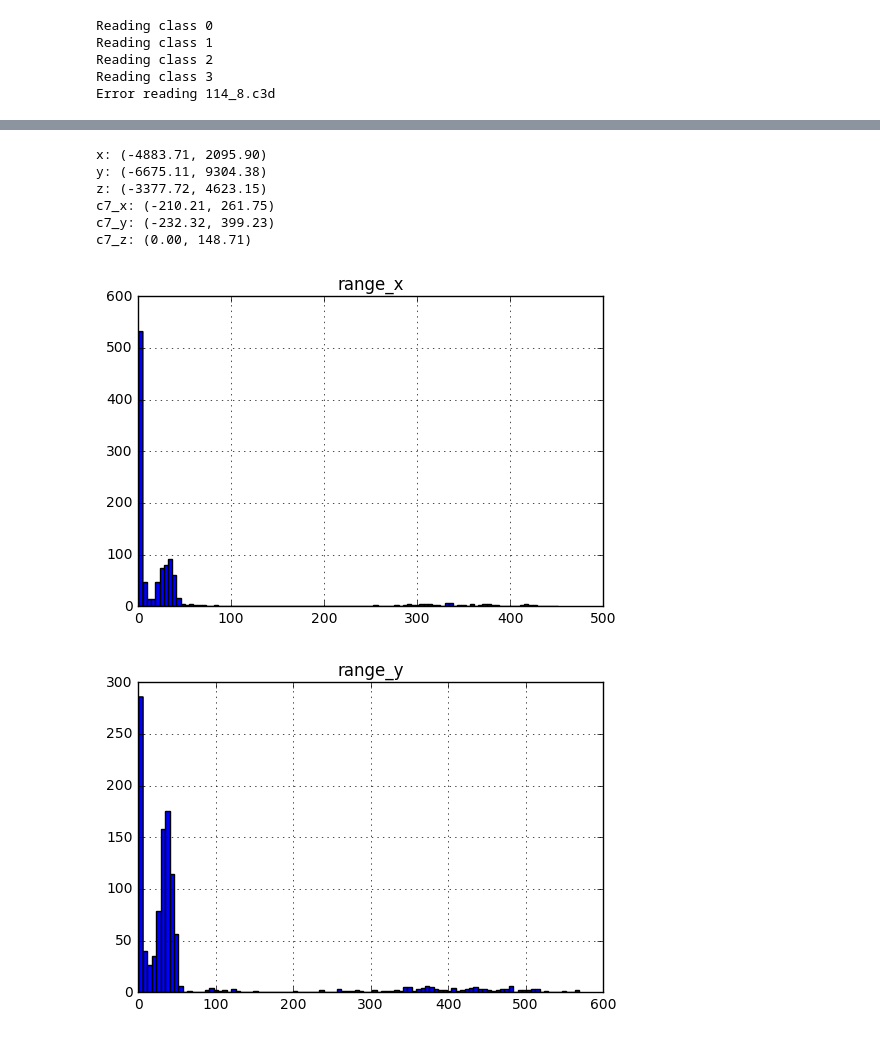
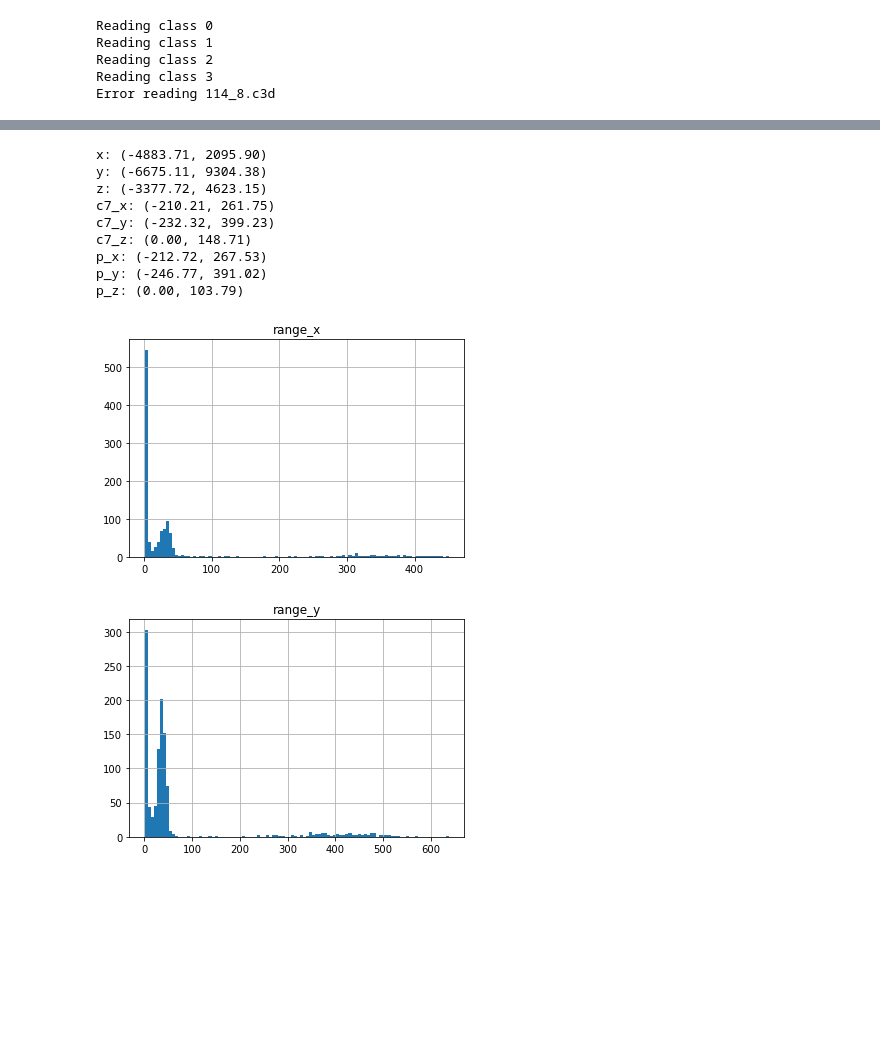
Before and after one commit to gitxchen/gaitAnalysis, a Jupyter notebook: dataAnalysis/analyze_data.ipynb, the cells around one changed output, grey strips where cells are left out. Saved outputs shown, nothing was run; the diff lists cells and outputs as text; code cells hidden in the pictures; blank space fills up the shorter version.

```diff
--- a/dataAnalysis/analyze_data.ipynb
+++ b/dataAnalysis/analyze_data.ipynb
@@ -616,6 +638,9 @@ df_bounds = pd.DataFrame(rows, columns=[
     'c7_min_x', 'c7_max_x',
     'c7_min_y', 'c7_max_y',
     'c7_min_z', 'c7_max_z',
+    'p_min_x', 'p_max_x',
+    'p_min_y', 'p_max_y',
+    'p_min_z', 'p_max_z',
 ])
 
 df_bounds.patient = pd.to_numeric(df_bounds.patient)
@@ -660,6 +686,12 @@ df_bounds_scaled.c7_min_y *= abs(df_bounds_scaled.scale_factor)
 df_bounds_scaled.c7_max_y *= abs(df_bounds_scaled.scale_factor)
 df_bounds_scaled.c7_min_z *= abs(df_bounds_scaled.scale_factor)
 df_bounds_scaled.c7_max_z *= abs(df_bounds_scaled.scale_factor)
+df_bounds_scaled.p_min_x *= abs(df_bounds_scaled.scale_factor)
+df_bounds_scaled.p_max_x *= abs(df_bounds_scaled.scale_factor)
+df_bounds_scaled.p_min_y *= abs(df_bounds_scaled.scale_factor)
+df_bounds_scaled.p_max_y *= abs(df_bounds_scaled.scale_factor)
+df_bounds_scaled.p_min_z *= abs(df_bounds_scaled.scale_factor)
+df_bounds_scaled.p_max_z *= abs(df_bounds_scaled.scale_factor)
 df_bounds_scaled.head(5)
 # %% [output]
 |  | class | patient | file | scale_factor | min_x | max_x | min_y | max_y | min_z | max_z | ... |
@@ -676,6 +709,9 @@ print 'z: (%.2f, %.2f)' % (df_bounds_scaled.min_z.min(), df_bounds_scaled.max_z.
 print 'c7_x: (%.2f, %.2f)' % (df_bounds_scaled.c7_min_x.min(), df_bounds_scaled.c7_max_x.max())
 print 'c7_y: (%.2f, %.2f)' % (df_bounds_scaled.c7_min_y.min(), df_bounds_scaled.c7_max_y.max())
 print 'c7_z: (%.2f, %.2f)' % (df_bounds_scaled.c7_min_z.min(), df_bounds_scaled.c7_max_z.max())
+print 'p_x: (%.2f, %.2f)' % (df_bounds_scaled.p_min_x.min(), df_bounds_scaled.p_max_x.max())
+print 'p_y: (%.2f, %.2f)' % (df_bounds_scaled.p_min_y.min(), df_bounds_scaled.p_max_y.max())
+print 'p_z: (%.2f, %.2f)' % (df_bounds_scaled.p_min_z.min(), df_bounds_scaled.p_max_z.max())
 
 # Bounds of marker C7 are much stabler, the following can be inferred:
 # Z axis is height (0 is floor level, can't go lower than that)
@@ -688,21 +724,24 @@ z: (-3377.72, 4623.15)
 c7_x: (-210.21, 261.75)
 c7_y: (-232.32, 399.23)
 c7_z: (0.00, 148.71)
+p_x: (-212.72, 267.53)
+p_y: (-246.77, 391.02)
+p_z: (0.00, 103.79)
 # %%
-df_bounds_scaled['range_x'] = df_bounds_scaled.c7_max_x - df_bounds_scaled.c7_min_x
-df_bounds_scaled['range_y'] = df_bounds_scaled.c7_max_y - df_bounds_scaled.c7_min_y
-df_bounds_scaled['range_z'] = df_bounds_scaled.c7_max_z - df_bounds_scaled.c7_min_z
+df_bounds_scaled['range_x'] = df_bounds_scaled.p_max_x - df_bounds_scaled.p_min_x
+df_bounds_scaled['range_y'] = df_bounds_scaled.p_max_y - df_bounds_scaled.p_min_y
+df_bounds_scaled['range_z'] = df_bounds_scaled.p_max_z - df_bounds_scaled.p_min_z
 df_bounds_scaled.hist('range_x', bins=100)
 df_bounds_scaled.hist('range_y', bins=100)
 plt.show()
 
 # Ranges are either really small (very high peak at 0) when they are not on movement axis
 # (lateral movement is little and occurs only for class 1)
 # or on normal distribution when they are on the movement axis
 # (mean should be similar to axis length, variance relatively large e.g. 1-2 meters)
 # %% [output]
-[figure, old version]
+[figure, new version]
-[figure, old version]
+[figure, new version]
 # %%
 # Try to infer direction of the gait
 df_bounds_scaled['range_ratio'] = df_bounds_scaled.range_x / df_bounds_scaled.range_y
```
Also changed, not shown: parts of 9 cells of this notebook, 3 other files.
